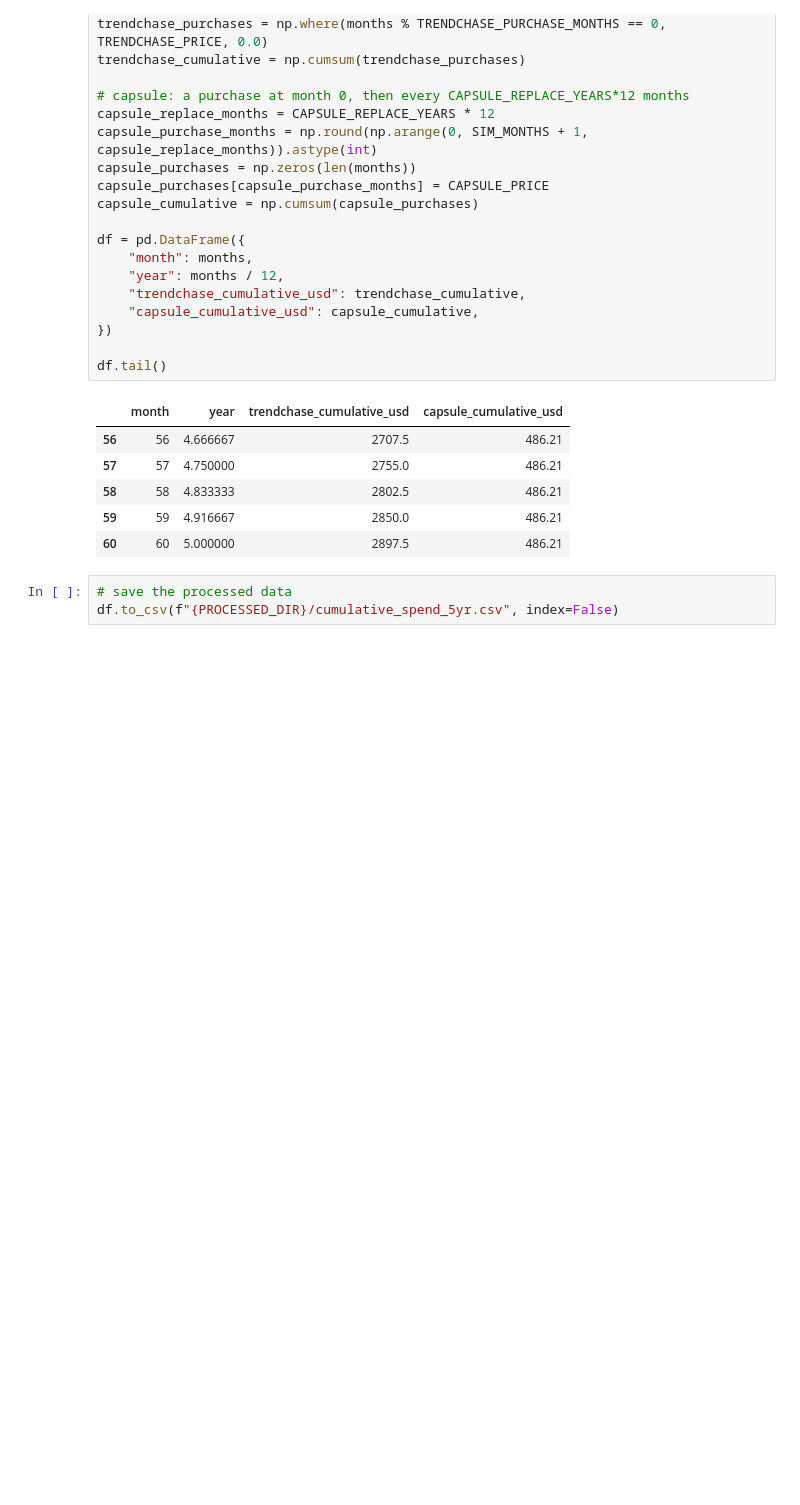
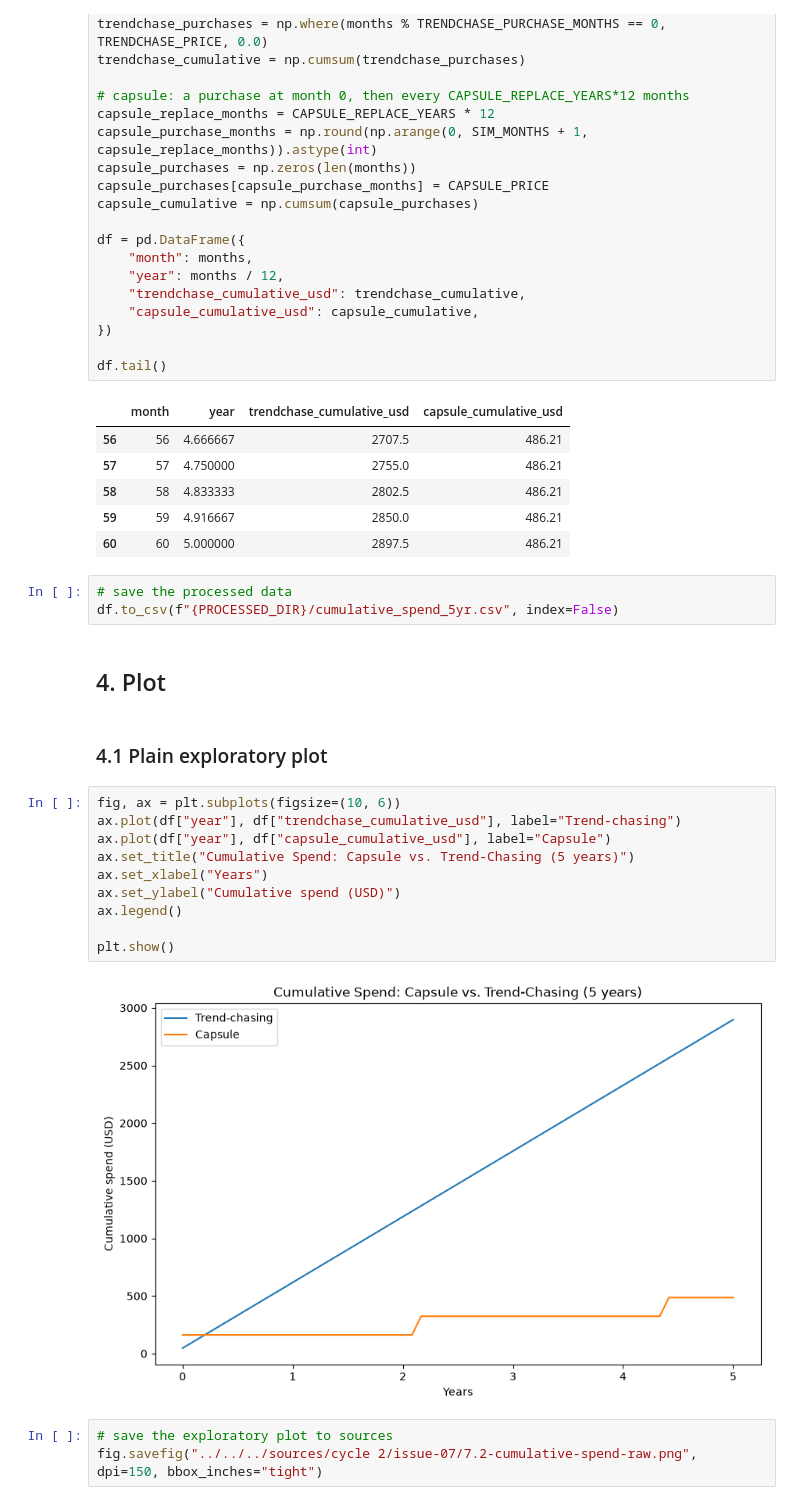
Before and after one commit to juvinciariadi/data-worn-thin.-, a Jupyter notebook: notebooks/cycle 2/issue-07/7.2-cumulative-spend.ipynb, the cells around one changed output. Cells and saved outputs as stored; diff of their text form; blank space fills up the shorter version.

Commit message:
completed chart for trend chasing vs. building a capsule wardrobe

```diff
--- a/notebooks/cycle 2/issue-07/7.2-cumulative-spend.ipynb
+++ b/notebooks/cycle 2/issue-07/7.2-cumulative-spend.ipynb
@@ -88,3 +88,22 @@ df.tail()
 # %%
 # save the processed data
 df.to_csv(f"{PROCESSED_DIR}/cumulative_spend_5yr.csv", index=False)
+# %% [markdown]
+## 4. Plot
+# %% [markdown]
+### 4.1 Plain exploratory plot
+# %%
+fig, ax = plt.subplots(figsize=(10, 6))
+ax.plot(df["year"], df["trendchase_cumulative_usd"], label="Trend-chasing")
+ax.plot(df["year"], df["capsule_cumulative_usd"], label="Capsule")
+ax.set_title("Cumulative Spend: Capsule vs. Trend-Chasing (5 years)")
+ax.set_xlabel("Years")
+ax.set_ylabel("Cumulative spend (USD)")
+ax.legend()
+
+plt.show()
+# %% [output]
+[figure, added]
+# %%
+# save the exploratory plot to sources
+fig.savefig("../../../sources/cycle 2/issue-07/7.2-cumulative-spend-raw.png", dpi=150, bbox_inches="tight")
```
Also changed, not shown: parts of 6 cells of this notebook, 3 other files.
